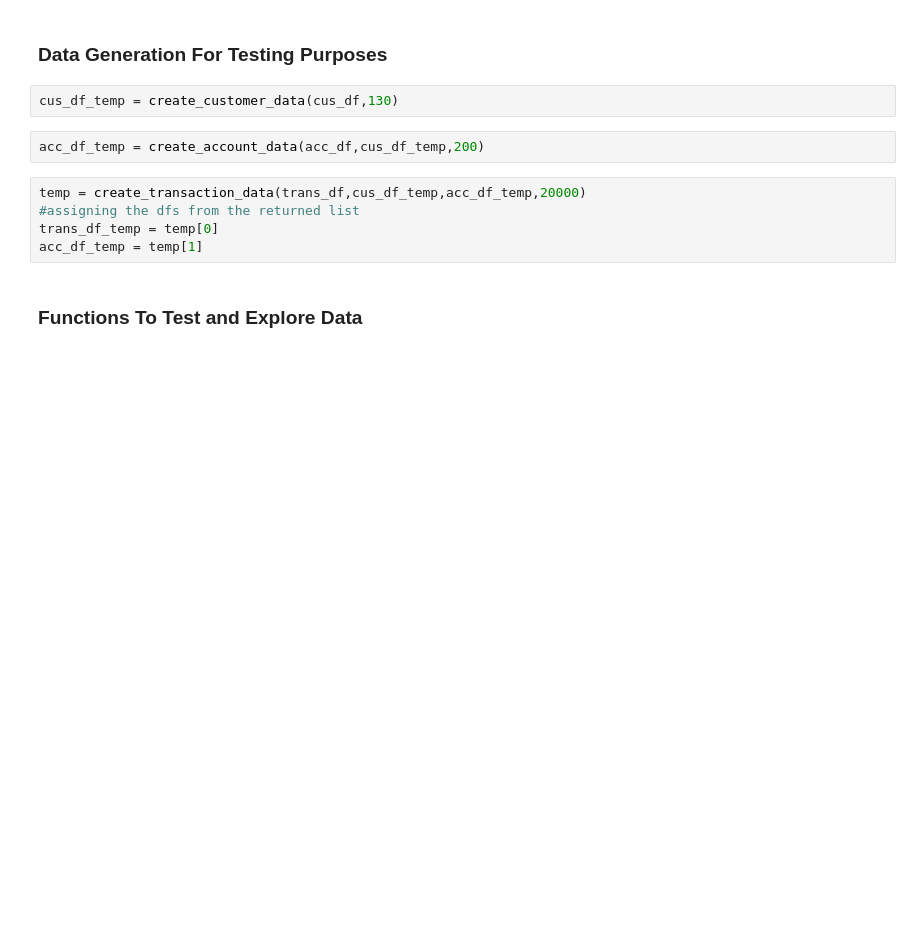
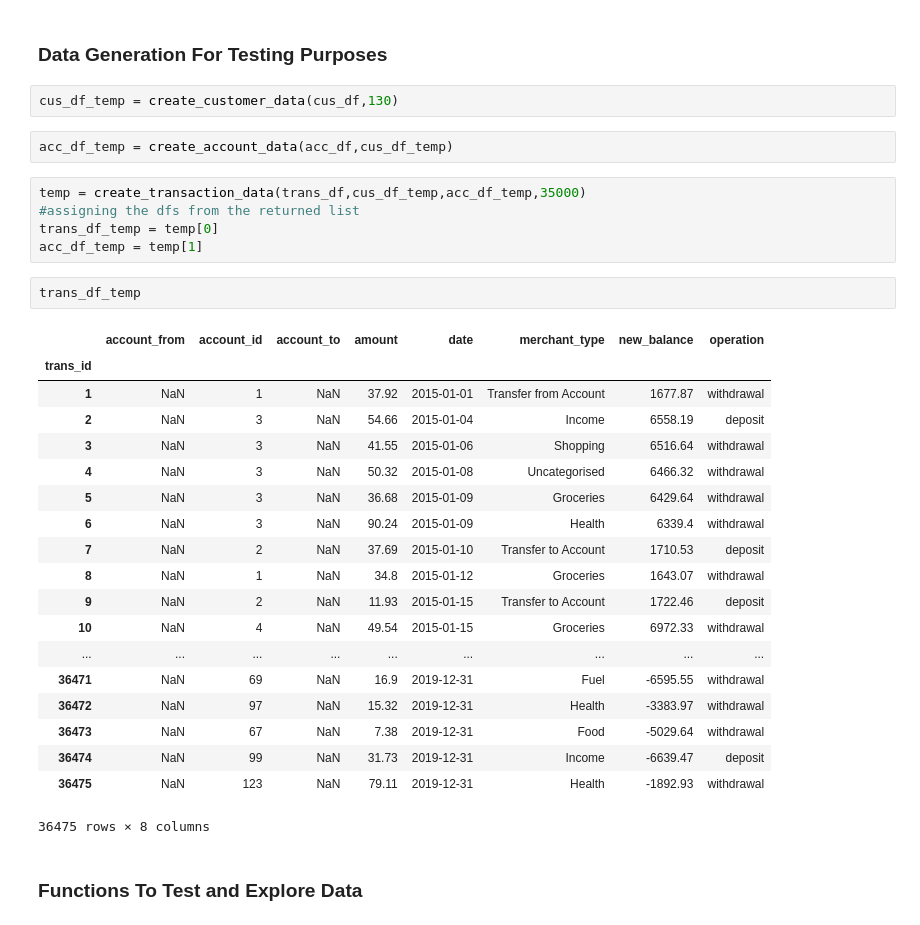
Before and after one commit to MichaelBejma/ISYS358OhBoy, a Jupyter notebook: Mock Data Generation Scripts.ipynb, the cells around one changed output. Cells and saved outputs as stored; diff of their text form; blank space fills up the shorter version.

```diff
--- a/Mock Data Generation Scripts.ipynb
+++ b/Mock Data Generation Scripts.ipynb
@@ -232,12 +325,34 @@ def generate_datetime(min_year, max_year):
 # %%
 cus_df_temp = create_customer_data(cus_df,130)
 # %%
-acc_df_temp = create_account_data(acc_df,cus_df_temp,200)
+acc_df_temp = create_account_data(acc_df,cus_df_temp)
 # %%
-temp = create_transaction_data(trans_df,cus_df_temp,acc_df_temp,20000)
+temp = create_transaction_data(trans_df,cus_df_temp,acc_df_temp,35000)
 #assigning the dfs from the returned list
 trans_df_temp = temp[0]
 acc_df_temp = temp[1]
+# %%
+trans_df_temp
+# %% [output]
+|  | account_from | account_id | account_to | amount | date | merchant_type | new_balance | operation |
+| trans_id |  |  |  |  |  |  |  |  |
+| 1 | NaN | 1 | NaN | 37.92 | 2015-01-01 | Transfer from Account | 1677.87 | withdrawal |
+| 2 | NaN | 3 | NaN | 54.66 | 2015-01-04 | Income | 6558.19 | deposit |
+| 3 | NaN | 3 | NaN | 41.55 | 2015-01-06 | Shopping | 6516.64 | withdrawal |
+| 4 | NaN | 3 | NaN | 50.32 | 2015-01-08 | Uncategorised | 6466.32 | withdrawal |
+| 5 | NaN | 3 | NaN | 36.68 | 2015-01-09 | Groceries | 6429.64 | withdrawal |
+| 6 | NaN | 3 | NaN | 90.24 | 2015-01-09 | Health | 6339.4 | withdrawal |
+| 7 | NaN | 2 | NaN | 37.69 | 2015-01-10 | Transfer to Account | 1710.53 | deposit |
+| 8 | NaN | 1 | NaN | 34.8 | 2015-01-12 | Groceries | 1643.07 | withdrawal |
+| 9 | NaN | 2 | NaN | 11.93 | 2015-01-15 | Transfer to Account | 1722.46 | deposit |
+| 10 | NaN | 4 | NaN | 49.54 | 2015-01-15 | Groceries | 6972.33 | withdrawal |
+| ... | ... | ... | ... | ... | ... | ... | ... | ... |
+| 36471 | NaN | 69 | NaN | 16.9 | 2019-12-31 | Fuel | -6595.55 | withdrawal |
+| 36472 | NaN | 97 | NaN | 15.32 | 2019-12-31 | Health | -3383.97 | withdrawal |
+| 36473 | NaN | 67 | NaN | 7.38 | 2019-12-31 | Food | -5029.64 | withdrawal |
+| 36474 | NaN | 99 | NaN | 31.73 | 2019-12-31 | Income | -6639.47 | deposit |
+| 36475 | NaN | 123 | NaN | 79.11 | 2019-12-31 | Health | -1892.93 | withdrawal |
+36475 rows × 8 columns
 # %% [markdown]
 ### Functions To Test and Explore Data
 # %%
```
Also changed, not shown: parts of 27 cells of this notebook.
